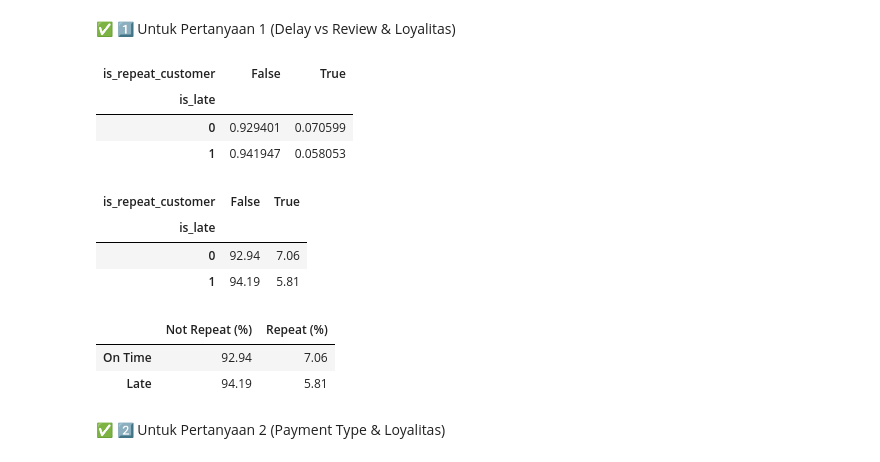
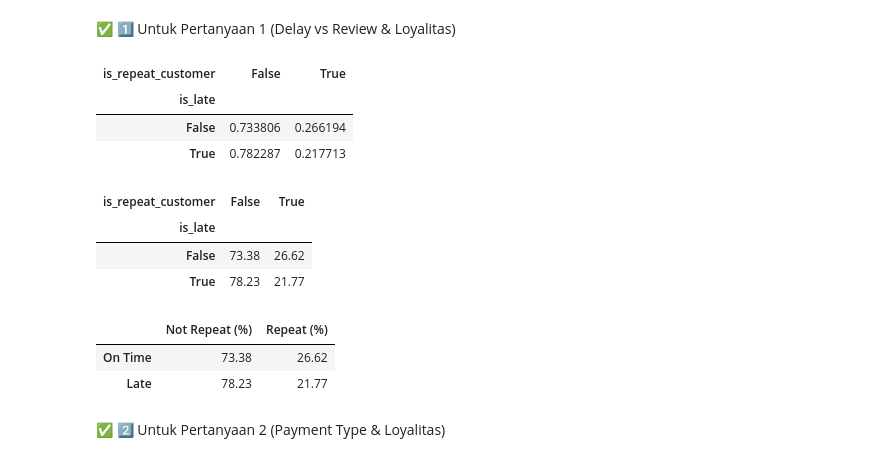
Before and after one commit to AnaRosyidah/submission_analis_data, a Jupyter notebook: notebook.ipynb, the cells around one changed output. Saved outputs shown, nothing was run; the diff lists cells and outputs as text; code cells hidden in the pictures.

```diff
--- a/notebook.ipynb
+++ b/notebook.ipynb
@@ -971,13 +955,13 @@ delay_rate = df["is_late"].mean() * 100
 # %%
-pd.crosstab(df["is_late"], df["is_repeat_customer"], normalize="index")
+pd.crosstab(df_delay["is_late"], df_delay["is_repeat_customer"], normalize="index")
 # %% [output]
 | is_repeat_customer | False | True |
 | is_late |  |  |
-| 0 | 0.929401 | 0.070599 |
-| 1 | 0.941947 | 0.058053 |
+| False | 0.733806 | 0.266194 |
+| True | 0.782287 | 0.217713 |
 # %%
 late_repeat_pct = (
-    pd.crosstab(df["is_late"], df["is_repeat_customer"], normalize="index")
+    pd.crosstab(df_delay["is_late"], df_delay["is_repeat_customer"], normalize="index")
     * 100
 ).round(2)
 
@@ -985,11 +969,11 @@ late_repeat_pct
 # %% [output]
 | is_repeat_customer | False | True |
 | is_late |  |  |
-| 0 | 92.94 | 7.06 |
-| 1 | 94.19 | 5.81 |
+| False | 73.38 | 26.62 |
+| True | 78.23 | 21.77 |
 # %%
 late_repeat_pct = (
-    pd.crosstab(df["is_late"], df["is_repeat_customer"], normalize="index")
+    pd.crosstab(df_delay["is_late"], df_delay["is_repeat_customer"], normalize="index")
     * 100
 ).round(2)
 
@@ -999,8 +983,8 @@ late_repeat_pct.index = ["On Time", "Late"]
 late_repeat_pct
 # %% [output]
 |  | Not Repeat (%) | Repeat (%) |
-| On Time | 92.94 | 7.06 |
-| Late | 94.19 | 5.81 |
+| On Time | 73.38 | 26.62 |
+| Late | 78.23 | 21.77 |
 # %% [markdown]
 ✅ 2️⃣ Untuk Pertanyaan 2 (Payment Type & Loyalitas)
 # %%
```
Also changed, not shown: parts of 19 cells of this notebook, 1 other file.
